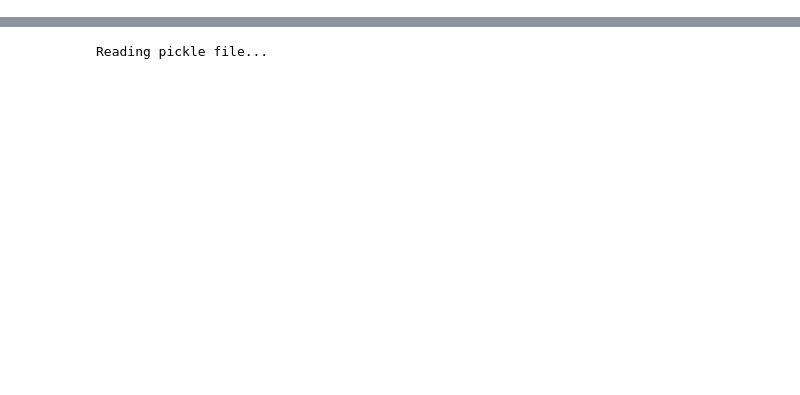
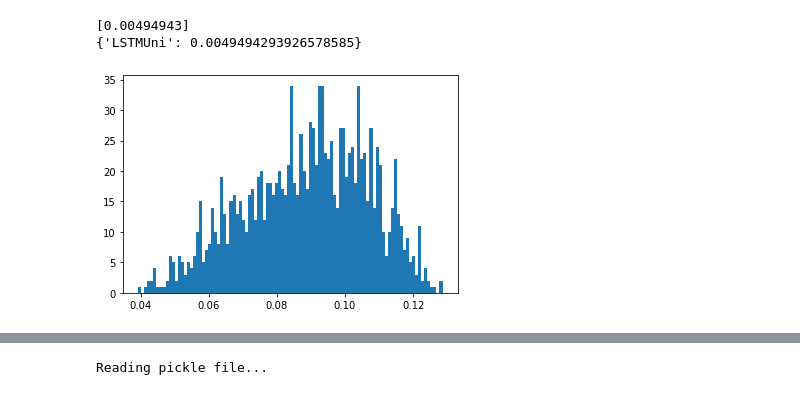
Before and after one commit to cmonzani/delay-predictions, a Jupyter notebook: experiments_notebook.ipynb, the cells around one changed output, grey strips where cells are left out. Saved outputs shown, nothing was run; the diff lists cells and outputs as text; code cells hidden in the pictures; blank space fills up the shorter version.

```diff
--- a/experiments_notebook.ipynb
+++ b/experiments_notebook.ipynb
@@ -17,0 +81,9 @@ dataset_names = [
+# %%
+print('size of input tensor: ',)
+print(padded_inputs_uni.shape)
+regressorLSTMUni = Sequential()
+regressorLSTMUni.add(Masking(mask_value=padding_value))
+regressorLSTMUni.add(LSTM(units=lstm_units))
+regressorLSTMUni.add(Dense(units=y_train.shape[1], activation=activation_fn))
+regressorLSTMUni.compile(optimizer='adam', loss='mean_squared_error')
+history[method] = regressorLSTMUni.fit(padded_inputs_uni, y_train, batch_size=50, epochs=number_of_epochs, verbose=1)
@@ -17,0 +108,43 @@ dataset_names = [
+# %%
+X_test = dataset.full_features_log_dt[training_set_length:]
+seqlen_test = dataset.full_seqlen[training_set_length:]
+y_test = np.array(dataset.next_event[training_set_length:])
+y_test = np.array(dataset.full_values[training_set_length:])
+X_test_uni = []
+number_of_event = len(X_train[0][0])
+for idx in range(test_set_length):
+    seq = X_test[idx]
+    ts_list = [[a[-2]] for a in seq]
+    X_test_uni.append(ts_list)
+X_test_uni = [[[seq[-2]] for seq in x] for x in X_test]
+# %%
+padding_value = 0.123456789
+padded_inputs_test_uni = tf.keras.preprocessing.sequence.pad_sequences(X_test_uni,
+                                                              padding='post',
+                                                              value=padding_value,
+                                                              dtype='float32')
+pred = regressorLSTMUni.predict(padded_inputs_test_uni)
+# %%
+prec = 0
+for pred_, y_ in zip(pred,y_test):
+    prec += np.argmax(pred_) == np.argmax(y_)
+print(prec)
+print(len(pred))
+prec /= len(pred)
+precision[method] = prec
+print(precision)
+# %%
+MSE = {}
+mean_sum_of_squares = sum([(y_test[i] - pred[i])**2 for i in range(test_set_length)])/test_set_length
+print(mean_sum_of_squares)
+MSE[method] = mean_sum_of_squares[0]
+print(MSE)
+# %% [output]
+[0.00494943]
+{'LSTMUni': 0.0049494293926578585}
+# %%
+outputs = [pred_[0] for pred_ in pred]
+plt.hist(outputs, bins=100)
+plt.show()
+# %% [output]
+[figure, added]
```
Also changed, not shown: parts of 81 cells of this notebook.
